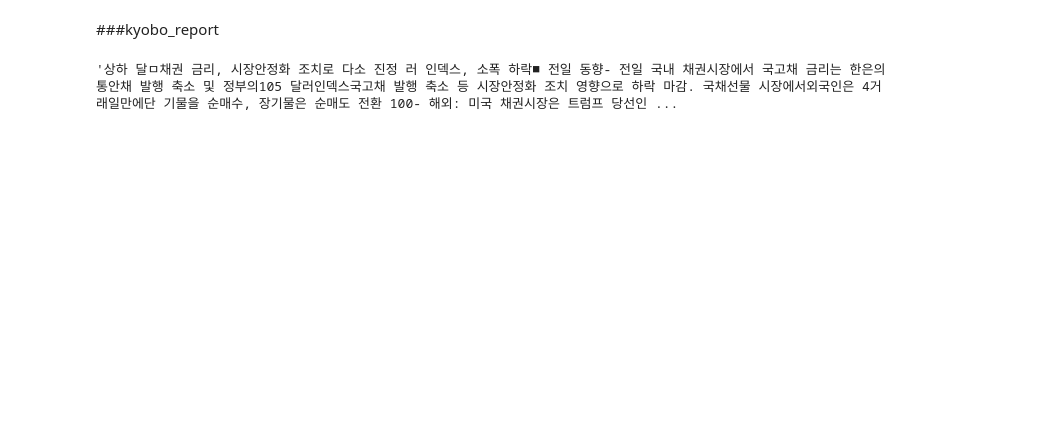
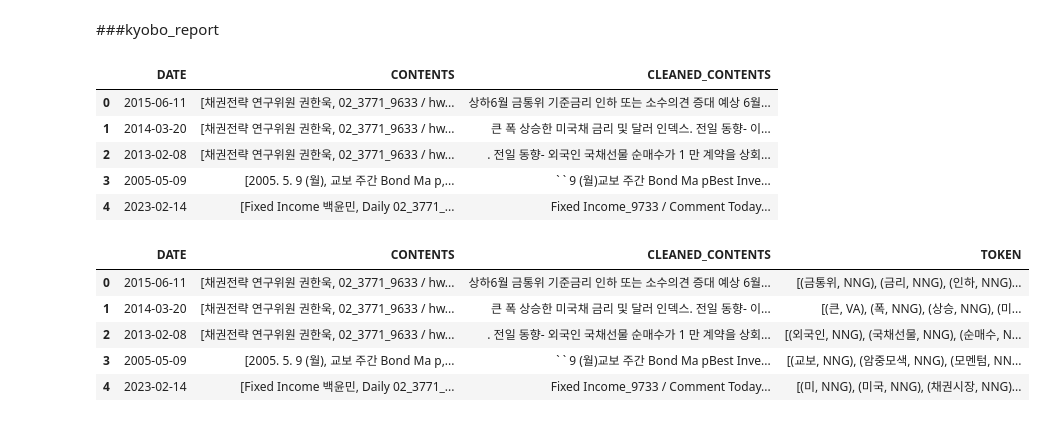
Before and after one commit to sesac-2023/pjt_BaseRate, a Jupyter notebook: bond_report_cleaning.ipynb, the cells around one changed output. Saved outputs shown, nothing was run; the diff lists cells and outputs as text; code cells hidden in the pictures; blank space fills up the shorter version.

```diff
--- a/bond_report_cleaning.ipynb
+++ b/bond_report_cleaning.ipynb
@@ -141,9 +150,14 @@ for name in analysts:
   kyobo_report["CLEANED_CONTENTS"]=kyobo_report["CLEANED_CONTENTS"].replace(name,"", regex=True)
 # %%
 #내용확인
-kyobo_report.loc[19,"CLEANED_CONTENTS"]
+kyobo_report.head()
 # %% [output]
-'상하 달ㅁ채권 금리, 시장안정화 조치로 다소 진정 러 인덱스, 소폭 하락■ 전일 동향- 전일 국내 채권시장에서 국고채 금리는 한은의 통안채 발행 축소 및 정부의105 달러인덱스국고채 발행 축소 등 시장안정화 조치 영향으로 하락 마감. 국채선물 시장에서외국인은 4거래일만에단 기물을 순매수, 장기물은 순매도 전환 100- 해외: 미국 채권시장은 트럼프 당선인 ...
+|  | DATE | CONTENTS | CLEANED_CONTENTS |
+| 0 | 2015-06-11 | [채권전략 연구위원 권한욱, 02_3771_9633 / hw... | 상하6월 금통위 기준금리 인하 또는 소수의견 증대 예상 6월... |
+| 1 | 2014-03-20 | [채권전략 연구위원 권한욱, 02_3771_9633 / hw... | 큰 폭 상승한 미국채 금리 및 달러 인덱스. 전일 동향- 이... |
+| 2 | 2013-02-08 | [채권전략 연구위원 권한욱, 02_3771_9633 / hw... | . 전일 동향- 외국인 국채선물 순매수가 1 만 계약을 상회... |
+| 3 | 2005-05-09 | [2005. 5. 9 (월), 교보 주간 Bond Ma p,... | ` ` 9 (월)교보 주간 Bond Ma pBest Inve... |
+| 4 | 2023-02-14 | [Fixed Income 백윤민, Daily 02_3771_... | Fixed Income_9733 / Comment Today... |
 # %%
 from ekonlpy import Mecab
 with open("./stopword.txt", "r") as f:
@@ -158,0 +170,9 @@ Counter(pos_tag)
+# %%
+kyobo_report.head()
+# %% [output]
+|  | DATE | CONTENTS | CLEANED_CONTENTS | TOKEN |
+| 0 | 2015-06-11 | [채권전략 연구위원 권한욱, 02_3771_9633 / hw... | 상하6월 금통위 기준금리 인하 또는 소수의견 증대 예상 6월... | [(금통위, NNG), (금리, NNG), (인하, NNG)... |
+| 1 | 2014-03-20 | [채권전략 연구위원 권한욱, 02_3771_9633 / hw... | 큰 폭 상승한 미국채 금리 및 달러 인덱스. 전일 동향- 이... | [(큰, VA), (폭, NNG), (상승, NNG), (미... |
+| 2 | 2013-02-08 | [채권전략 연구위원 권한욱, 02_3771_9633 / hw... | . 전일 동향- 외국인 국채선물 순매수가 1 만 계약을 상회... | [(외국인, NNG), (국채선물, NNG), (순매수, N... |
+| 3 | 2005-05-09 | [2005. 5. 9 (월), 교보 주간 Bond Ma p,... | ` ` 9 (월)교보 주간 Bond Ma pBest Inve... | [(교보, NNG), (암중모색, NNG), (모멘텀, NN... |
+| 4 | 2023-02-14 | [Fixed Income 백윤민, Daily 02_3771_... | Fixed Income_9733 / Comment Today... | [(미, NNG), (미국, NNG), (채권시장, NNG)... |
```
Also changed, not shown: parts of 7 cells of this notebook.
